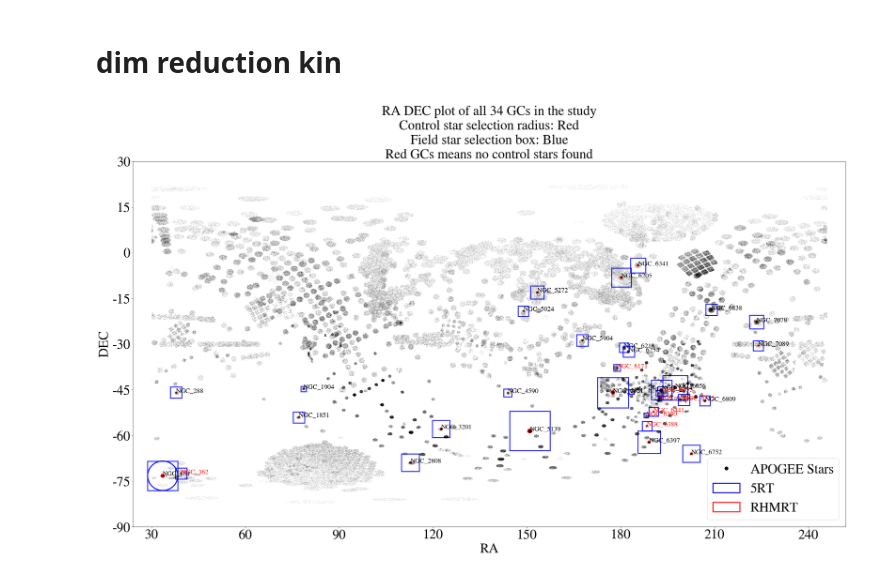
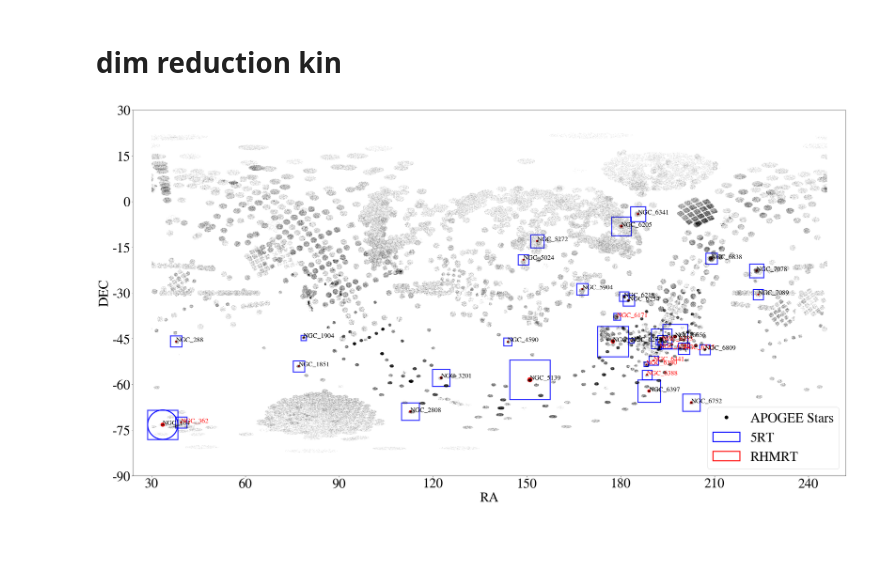
Before and after one commit to ryanwang787/Extra_tidal_star_search, a Jupyter notebook: SURP 2023 Project-Copy13-APOGEE-Plot-of-Studied-GCs.ipynb, the cells around one changed output. Cells and saved outputs as stored; diff of their text form; code cells hidden in the pictures; blank space fills up the shorter version.

```diff
--- a/SURP 2023 Project-Copy13-APOGEE-Plot-of-Studied-GCs.ipynb
+++ b/SURP 2023 Project-Copy13-APOGEE-Plot-of-Studied-GCs.ipynb
@@ -532,32 +532,32 @@ for i in range(len(GC_5rt_list)):
     ax.add_patch(rt_rect)
     ax.add_patch(rhmrt_circ)
 
     if GC_name_list[i] in bad_GCs:
         c = 'r'
     else:
         c = 'k'
 
     ax.annotate(GC_name_list[i], (GC_ra_list[i], GC_dec_list[i]), color=c, fontsize=20)
 
 ax.plot(-1000, -1000, 'ok', alpha=1, linestyle='none', markersize=10, label='APOGEE Stars')
 ax.plot(apogee_ra, apogee_dec, 'ok', alpha=0.05, linestyle='none', markersize=1, rasterized=True)
 
 rt_circ = plt.Circle((GC_ra_list[0], GC_dec_list[0]), GC_5rt_list[0], color='b', linestyle='-', linewidth=3, fill=False, label='5RT')
 rhmrt_circ = plt.Circle((GC_ra_list[0], GC_dec_list[0]), GC_rhmrt_list[0], color='r', linestyle='-', linewidth=3, fill=False, label='RHMRT')
 ax.add_patch(rt_circ)
 ax.add_patch(rhmrt_circ)
 
 #ax.plot(GC_ra_list, GC_dec_list, color='magenta', markersize=5, linestyle='none')
 
 ax.set_xticklabels(np.arange(0, 361, 30), fontsize=40)
 ax.set_yticklabels(np.arange(-90, 91, 15), fontsize=40)
-ax.set_title('RA DEC plot of all 34 GCs in the study\nControl star selection radius: Red\nField star selection box: Blue\nRed GCs means no control stars found', fontsize=40)
+#ax.set_title('RA DEC plot of all 34 GCs in the study\nControl star selection radius: Red\nField star selection box: Blue\nRed GCs means no control stars found', fontsize=40)
 ax.set_xlabel('RA', fontsize=40)
 ax.set_ylabel('DEC', fontsize=40)
 ax.set_ylim(-100, 100)
 ax.set_xlim(-10, 370)
 ax.legend(fontsize=40)
 plt.savefig('apogee_GCs.png', dpi=200)
 plt.show()
 # %% [output]
-[figure, old version]
+[figure, new version]
```
Also changed, not shown: 1 other file.
